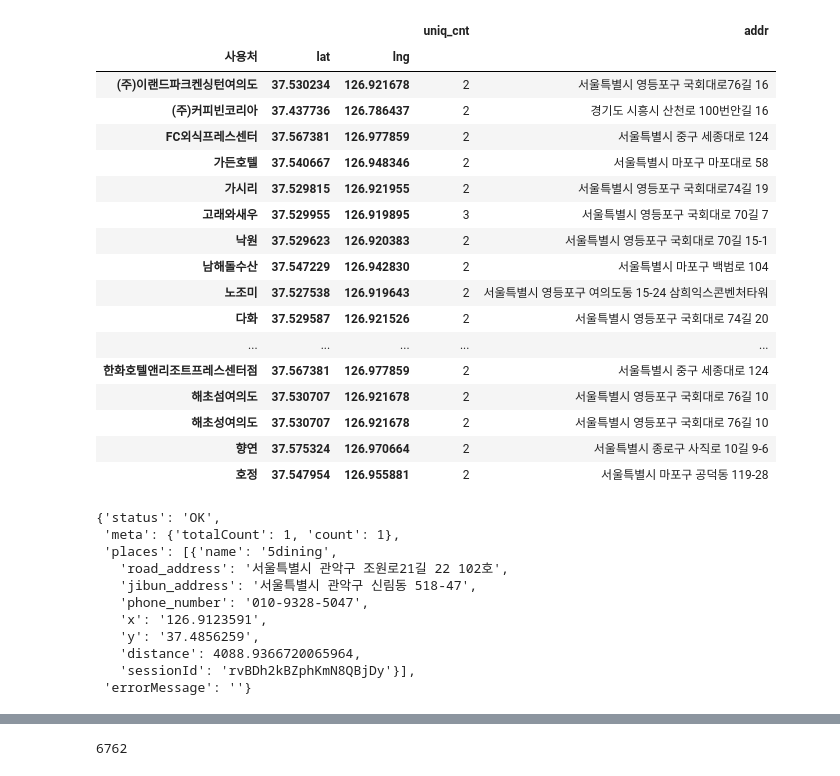
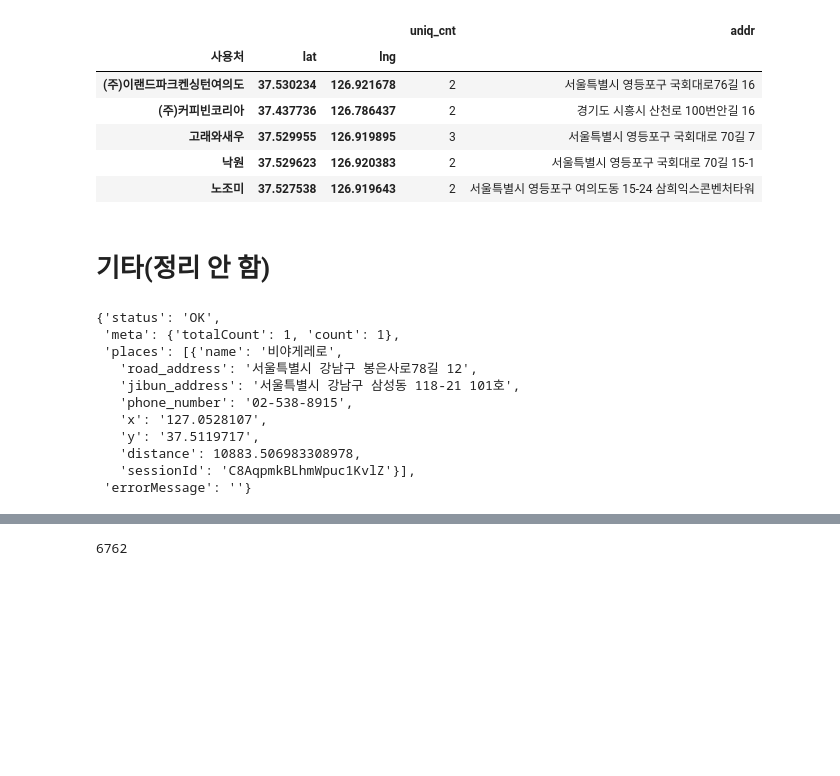
Before and after one commit to znmean/jonmat_data, a Jupyter notebook: jonmat.ipynb, the cells around one changed output, grey strips where cells are left out. Saved outputs shown, nothing was run; the diff lists cells and outputs as text; code cells hidden in the pictures; blank space fills up the shorter version.

```diff
--- a/jonmat.ipynb
+++ b/jonmat.ipynb
@@ -48 +43,6 @@ addr_dict = {}
+# %%
+try:
+    addr_dict = json.load(open('geocode_dict.json', 'r'))
+except:
+    addr_dict = {}
 # %%
@@ -78,3 +64,3 @@ addr_dict = json.load(open('geocode_dict.json', 'r'))
 # %%
-df['lat'] = df['주소'].apply(lambda x: addr_dict[x]['lat'])
-df['lng'] = df['주소'].apply(lambda x: addr_dict[x]['lng'])
+df_latlng = df['주소'].apply(lambda x: pd.Series({f:addr_dict[x][f] for f in ['lat','lng']}))
+df_latlng[:3]
@@ -81 +72,3 @@ df['lng'] = df['주소'].apply(lambda x: addr_dict[x]['lng'])
+# %%
+df = pd.concat([df, df_latlng], axis=1)
 # %%
@@ -89,7 +97,8 @@ df[:3]
 def uniq_cnt(l):
     return len(l.unique())
 # %%
-addr_grouped = df.groupby(['사용처','lat','lng']).agg({'주소':[uniq_cnt, min]})
-addr_grouped
+addr_grouped = df.groupby(['사용처','lat','lng'])\
+                .agg({'주소':[lambda x: len(x.unique()), min]})
+addr_grouped[:3]
 # %% [output]
 |  |  |  | 주소 |  |
@@ -115,26 +110,17 @@ addr_grouped
 # %%
 addr_grouped.columns = ['uniq_cnt','addr']
 # %%
-addr_grouped.query("uniq_cnt > 1")
+addr_grouped.query("uniq_cnt > 1")[:5]
 # %% [output]
 |  |  |  | uniq_cnt | addr |
 | 사용처 | lat | lng |  |  |
 | (주)이랜드파크켄싱턴여의도 | 37.530234 | 126.921678 | 2 | 서울특별시 영등포구 국회대로76길 16 |
 | (주)커피빈코리아 | 37.437736 | 126.786437 | 2 | 경기도 시흥시 산천로 100번안길 16 |
-| FC외식프레스센터 | 37.567381 | 126.977859 | 2 | 서울특별시 중구 세종대로 124 |
-| 가든호텔 | 37.540667 | 126.948346 | 2 | 서울특별시 마포구 마포대로 58 |
-| 가시리 | 37.529815 | 126.921955 | 2 | 서울특별시 영등포구 국회대로74길 19 |
 | 고래와새우 | 37.529955 | 126.919895 | 3 | 서울특별시 영등포구 국회대로 70길 7 |
 | 낙원 | 37.529623 | 126.920383 | 2 | 서울특별시 영등포구 국회대로 70길 15-1 |
-| 남해돌수산 | 37.547229 | 126.942830 | 2 | 서울특별시 마포구 백범로 104 |
 | 노조미 | 37.527538 | 126.919643 | 2 | 서울특별시 영등포구 여의도동 15-24 삼희익스콘벤처타워 |
-| 다화 | 37.529587 | 126.921526 | 2 | 서울특별시 영등포구 국회대로 74길 20 |
-| ... | ... | ... | ... | ... |
-| 한화호텔앤리조트프레스센터점 | 37.567381 | 126.977859 | 2 | 서울특별시 중구 세종대로 124 |
-| 해초섬여의도 | 37.530707 | 126.921678 | 2 | 서울특별시 영등포구 국회대로 76길 10 |
-| 해초성여의도 | 37.530707 | 126.921678 | 2 | 서울특별시 영등포구 국회대로 76길 10 |
-| 향연 | 37.575324 | 126.970664 | 2 | 서울특별시 종로구 사직로 10길 9-6 |
-| 호정 | 37.547954 | 126.955881 | 2 | 서울특별시 마포구 공덕동 119-28 |
+# %% [markdown]
+# 기타(정리 안 함)
 # %%
 import requests
 import json
@@ -169,20 +155,20 @@ class NaverMaps():
                 raise BaseException(query_string, d)
         return d
 # %%
-m = NaverMaps()
-r = m.search('5dining')
+m = NaverMaps(api_keys['naver_maps_id'], api_keys['naver_maps_key'])
+r = m.search('비야게레로')
 r
 # %% [output]
 {'status': 'OK',
  'meta': {'totalCount': 1, 'count': 1},
- 'places': [{'name': '5dining',
-   'road_address': '서울특별시 관악구 조원로21길 22 102호',
-   'jibun_address': '서울특별시 관악구 신림동 518-47',
-   'phone_number': '010-9328-5047',
-   'x': '126.9123591',
-   'y': '37.4856259',
-   'distance': 4088.9366720065964,
-   'sessionId': 'rvBDh2kBZphKmN8QBjDy'}],
+ 'places': [{'name': '비야게레로',
+   'road_address': '서울특별시 강남구 봉은사로78길 12',
+   'jibun_address': '서울특별시 강남구 삼성동 118-21 101호',
+   'phone_number': '02-538-8915',
+   'x': '127.0528107',
+   'y': '37.5119717',
+   'distance': 10883.506983308978,
+   'sessionId': 'C8AqpmkBLhmWpuc1KvlZ'}],
  'errorMessage': ''}
 # %%
 for place_name in df['사용처'].unique():
```
Also changed, not shown: parts of 21 cells of this notebook, 1 other file.
